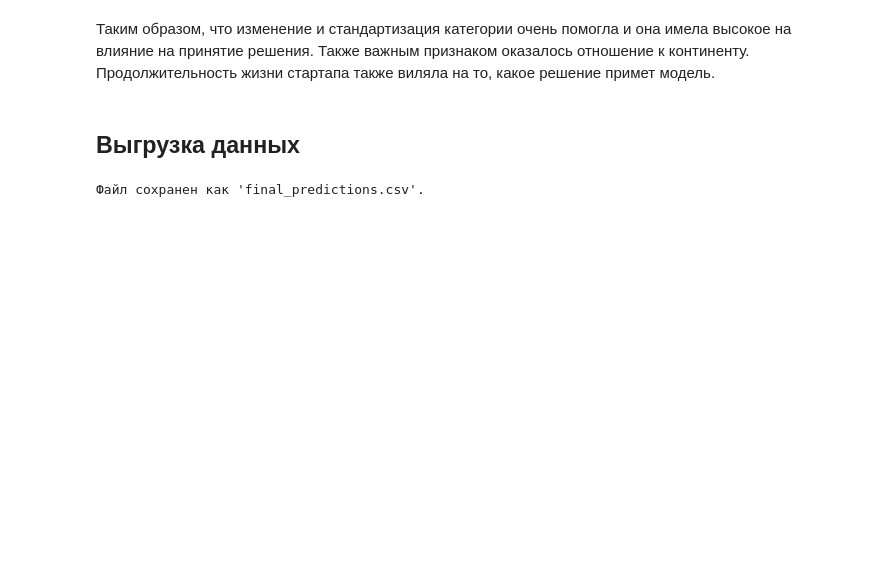
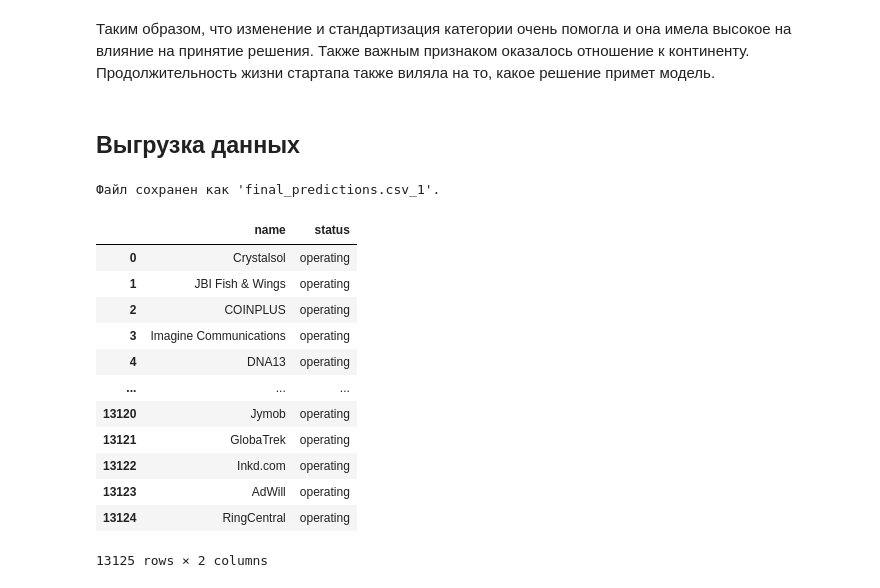
Before and after one commit to AlexandrChubarov/Startup_project, a Jupyter notebook: startup_project.ipynb, the cells around one changed output. Cells and saved outputs as stored; diff of their text form; code cells hidden in the pictures; blank space fills up the shorter version.

```diff
--- a/startup_project.ipynb
+++ b/startup_project.ipynb
@@ -1215,8 +1213,24 @@ data_test_final['predict_status'] = grid_search.best_estimator_.predict(data_tes
 data_test_final['status'] = label_encoder.inverse_transform(data_test_final['predict_status'])
 # %%
 data_final = data_test_final[['name', 'status']]
-data_final.to_csv('final_predictions.csv', index=False)
+data_final.to_csv('final_predictions_1.csv', index=False)
 
-print("Файл сохранен как 'final_predictions.csv'.")
+print("Файл сохранен как 'final_predictions.csv_1'.")
 # %% [output]
-Файл сохранен как 'final_predictions.csv'.
+Файл сохранен как 'final_predictions.csv_1'.
+# %%
+data_final
+# %% [output]
+|  | name | status |
+| 0 | Crystalsol | operating |
+| 1 | JBI Fish & Wings | operating |
+| 2 | COINPLUS | operating |
+| 3 | Imagine Communications | operating |
+| 4 | DNA13 | operating |
+| ... | ... | ... |
+| 13120 | Jymob | operating |
+| 13121 | GlobaTrek | operating |
+| 13122 | Inkd.com | operating |
+| 13123 | AdWill | operating |
+| 13124 | RingCentral | operating |
+13125 rows × 2 columns
```
Also changed, not shown: parts of 7 cells of this notebook, 5 other files.
